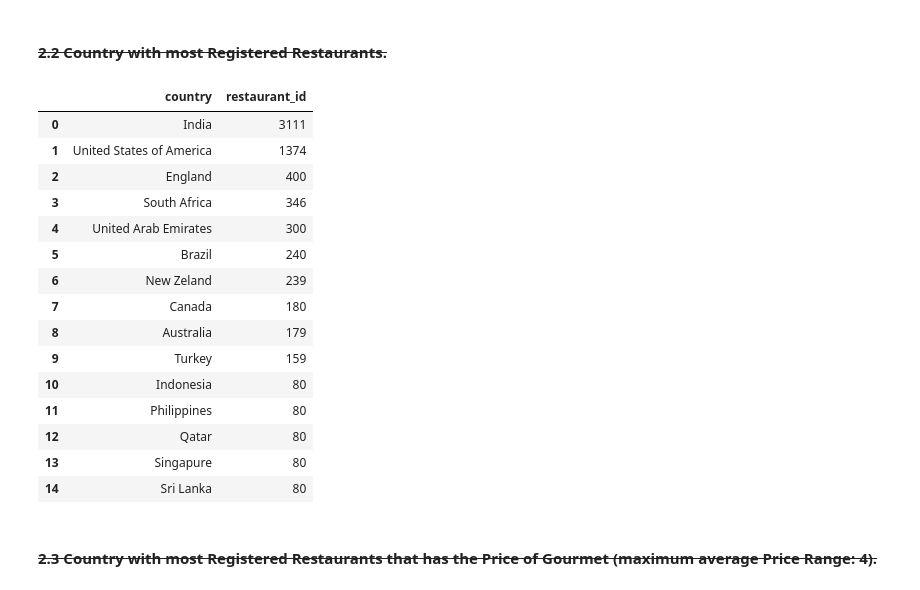
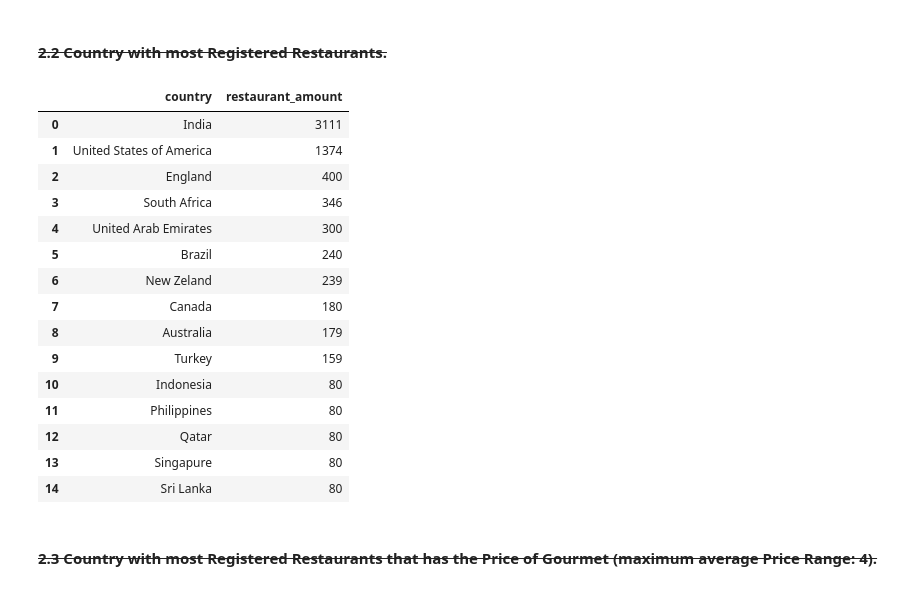
Before and after one commit to victor-bongestab/Zomato-Overview, a Jupyter notebook: Zomato_EDA.ipynb, the cells around one changed output. Drawn from its saved outputs; the diff is of its cells as text; code cells hidden in the pictures.

Commit message:
Modified final adjustments in columns names and Countries with most Cities registered

```diff
--- a/Zomato_EDA.ipynb
+++ b/Zomato_EDA.ipynb
@@ -296,15 +298,16 @@ countries_reg_cities_df()
 # %%
 #SA Name of country with most unique restaurants.
 
 #PE Group restaurants by country and count unique restaurants using .groupby() and .nunique(). Order countries by number of restaurants with
 #PE .sort_values() (descending) and show the first country.
 df_restaurants_by_country = ( df.loc[ : , ["country", "restaurant_id"] ].groupby( ["country"] ).nunique()
                                                                         .sort_values("restaurant_id", ascending=False)
                                                                         .reset_index() )
 
-df_restaurants_by_country.loc[ : , ["country", "restaurant_id"] ]
+df_restaurants_by_country.columns = [ "country", "restaurant_amount" ]
+df_restaurants_by_country.loc[ : , ["country", "restaurant_amount"] ]
 # %% [output]
-|  | country | restaurant_id |
+|  | country | restaurant_amount |
 | 0 | India | 3111 |
 | 1 | United States of America | 1374 |
 | 2 | England | 400 |
```
Also changed, not shown: parts of 36 cells of this notebook, 2 other files.
